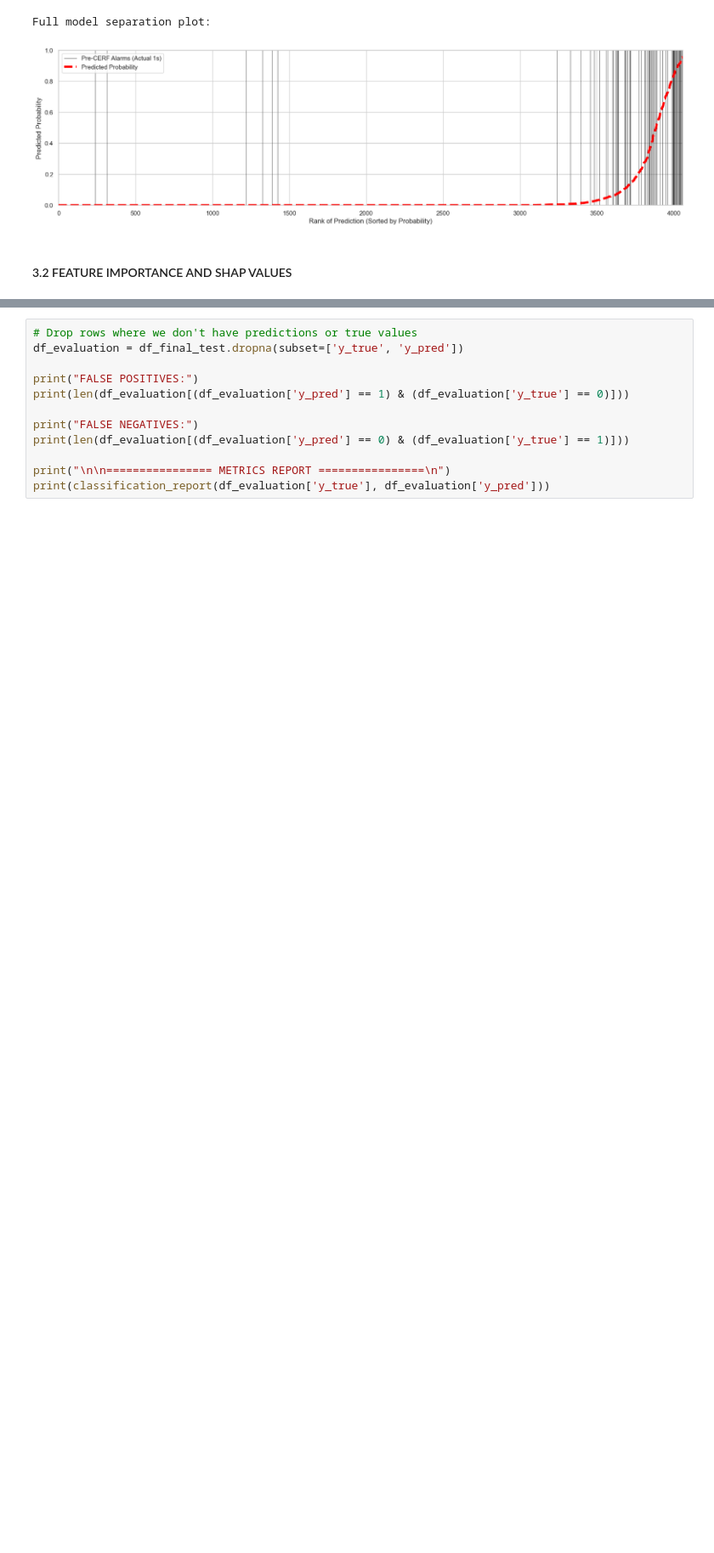
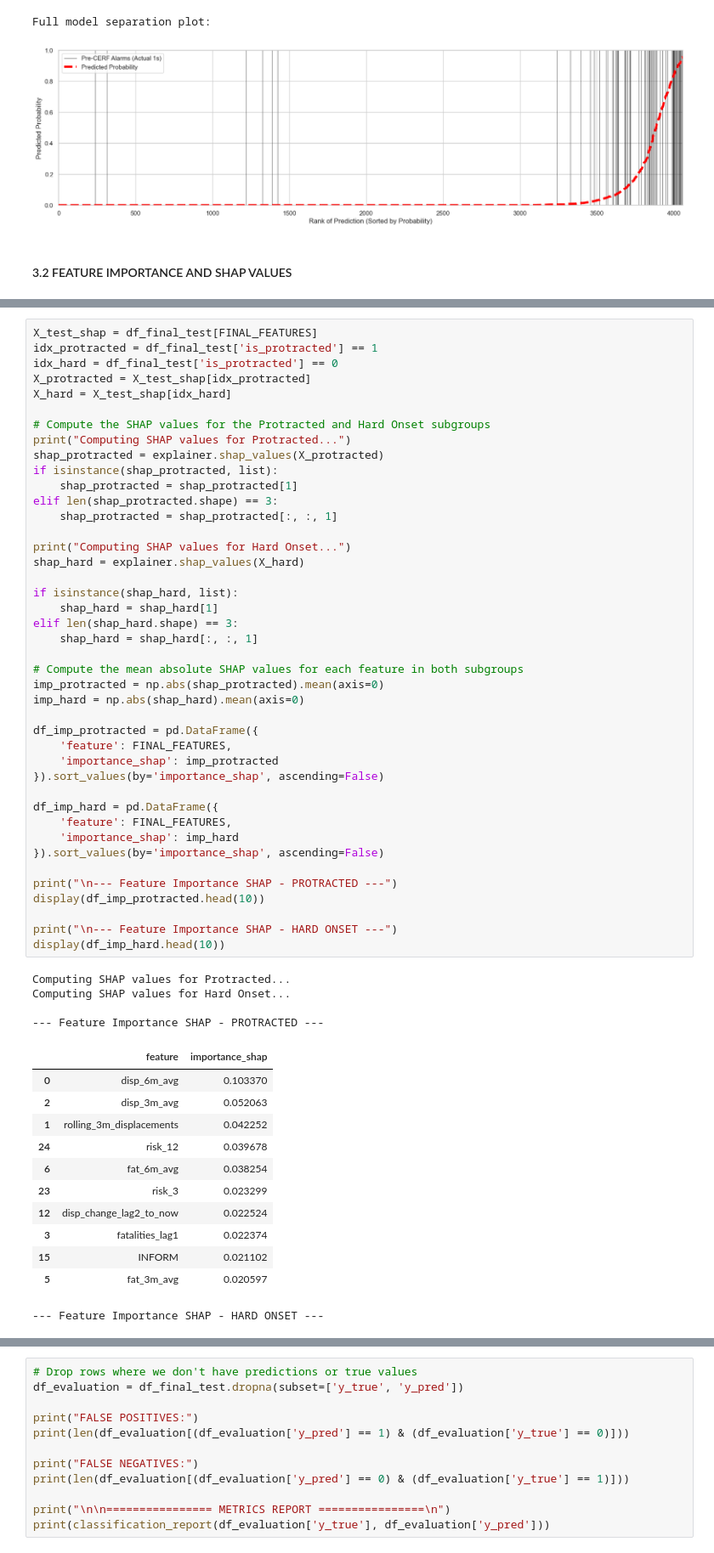
Before and after one commit to gallagelpi/Master_thesis, a Jupyter notebook: pipeline/results.ipynb, the cells around one changed output, grey strips where cells are left out. Shown at 85% size. Drawn from its saved outputs; the diff is of its cells as text; blank space fills up the shorter version.

```diff
--- a/pipeline/results.ipynb
+++ b/pipeline/results.ipynb
@@ -895,0 +898,59 @@ Generating Summary Plot...
+# %%
+X_test_shap = df_final_test[FINAL_FEATURES]
+idx_protracted = df_final_test['is_protracted'] == 1
+idx_hard = df_final_test['is_protracted'] == 0
+X_protracted = X_test_shap[idx_protracted]
+X_hard = X_test_shap[idx_hard]
+
+# Compute the SHAP values for the Protracted and Hard Onset subgroups
+print("Computing SHAP values for Protracted...")
+shap_protracted = explainer.shap_values(X_protracted)
+if isinstance(shap_protracted, list):
+    shap_protracted = shap_protracted[1]
+elif len(shap_protracted.shape) == 3:
+    shap_protracted = shap_protracted[:, :, 1]
+
+print("Computing SHAP values for Hard Onset...")
+shap_hard = explainer.shap_values(X_hard)
+
+if isinstance(shap_hard, list):
+    shap_hard = shap_hard[1]
+elif len(shap_hard.shape) == 3:
+    shap_hard = shap_hard[:, :, 1]
+
+# Compute the mean absolute SHAP values for each feature in both subgroups
+imp_protracted = np.abs(shap_protracted).mean(axis=0)
+imp_hard = np.abs(shap_hard).mean(axis=0)
+
+df_imp_protracted = pd.DataFrame({
+    'feature': FINAL_FEATURES,
+    'importance_shap': imp_protracted
+}).sort_values(by='importance_shap', ascending=False)
+
+df_imp_hard = pd.DataFrame({
+    'feature': FINAL_FEATURES,
+    'importance_shap': imp_hard
+}).sort_values(by='importance_shap', ascending=False)
+
+print("\n--- Feature Importance SHAP - PROTRACTED ---")
+display(df_imp_protracted.head(10))
+
+print("\n--- Feature Importance SHAP - HARD ONSET ---")
+display(df_imp_hard.head(10))
+# %% [output]
+Computing SHAP values for Protracted...
+Computing SHAP values for Hard Onset...
+
+--- Feature Importance SHAP - PROTRACTED ---
+|  | feature | importance_shap |
+| 0 | disp_6m_avg | 0.103370 |
+| 2 | disp_3m_avg | 0.052063 |
+| 1 | rolling_3m_displacements | 0.042252 |
+| 24 | risk_12 | 0.039678 |
+| 6 | fat_6m_avg | 0.038254 |
+| 23 | risk_3 | 0.023299 |
+| 12 | disp_change_lag2_to_now | 0.022524 |
+| 3 | fatalities_lag1 | 0.022374 |
+| 15 | INFORM | 0.021102 |
+| 5 | fat_3m_avg | 0.020597 |
+--- Feature Importance SHAP - HARD ONSET ---
```
Also changed, not shown: parts of 5 cells of this notebook, 1 other file.
